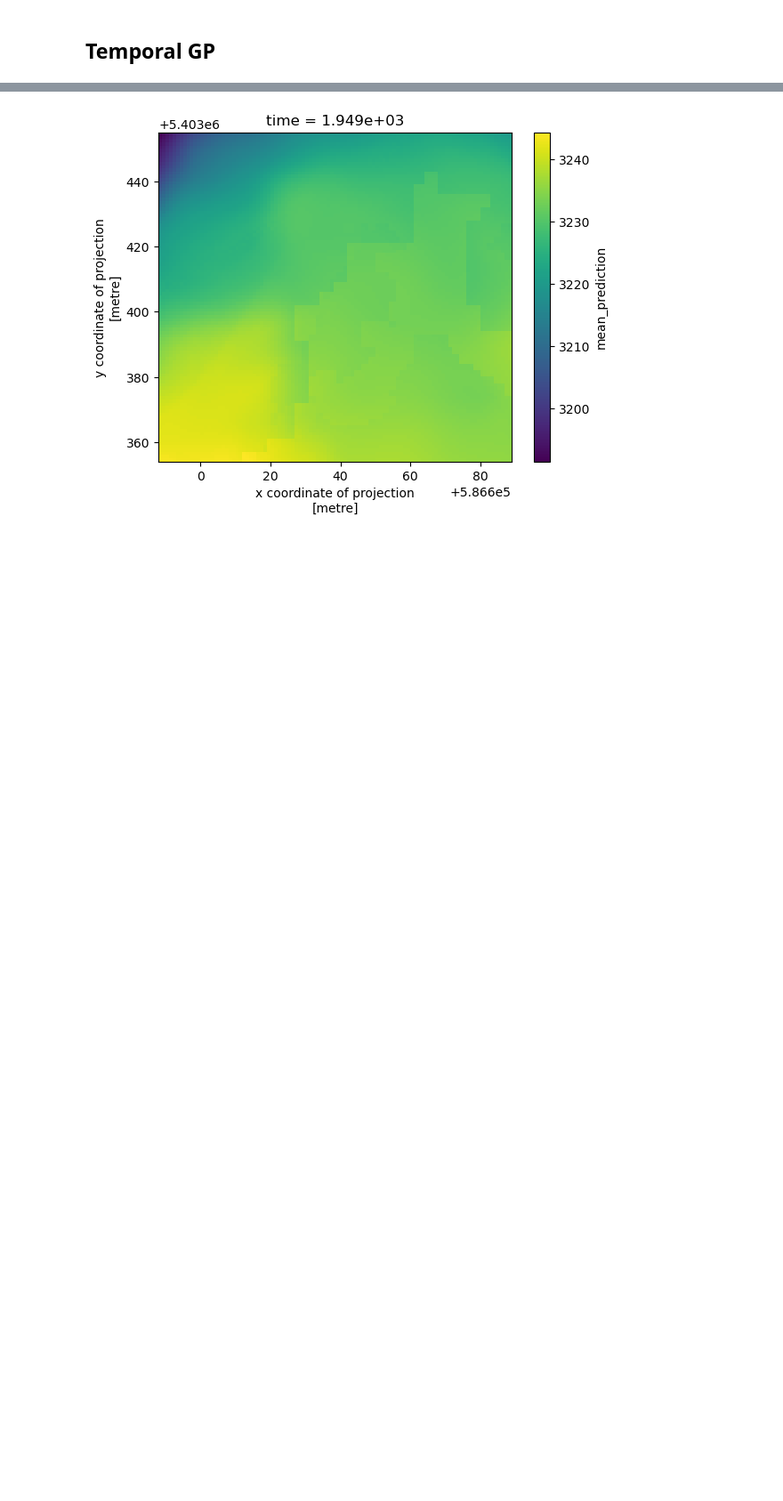
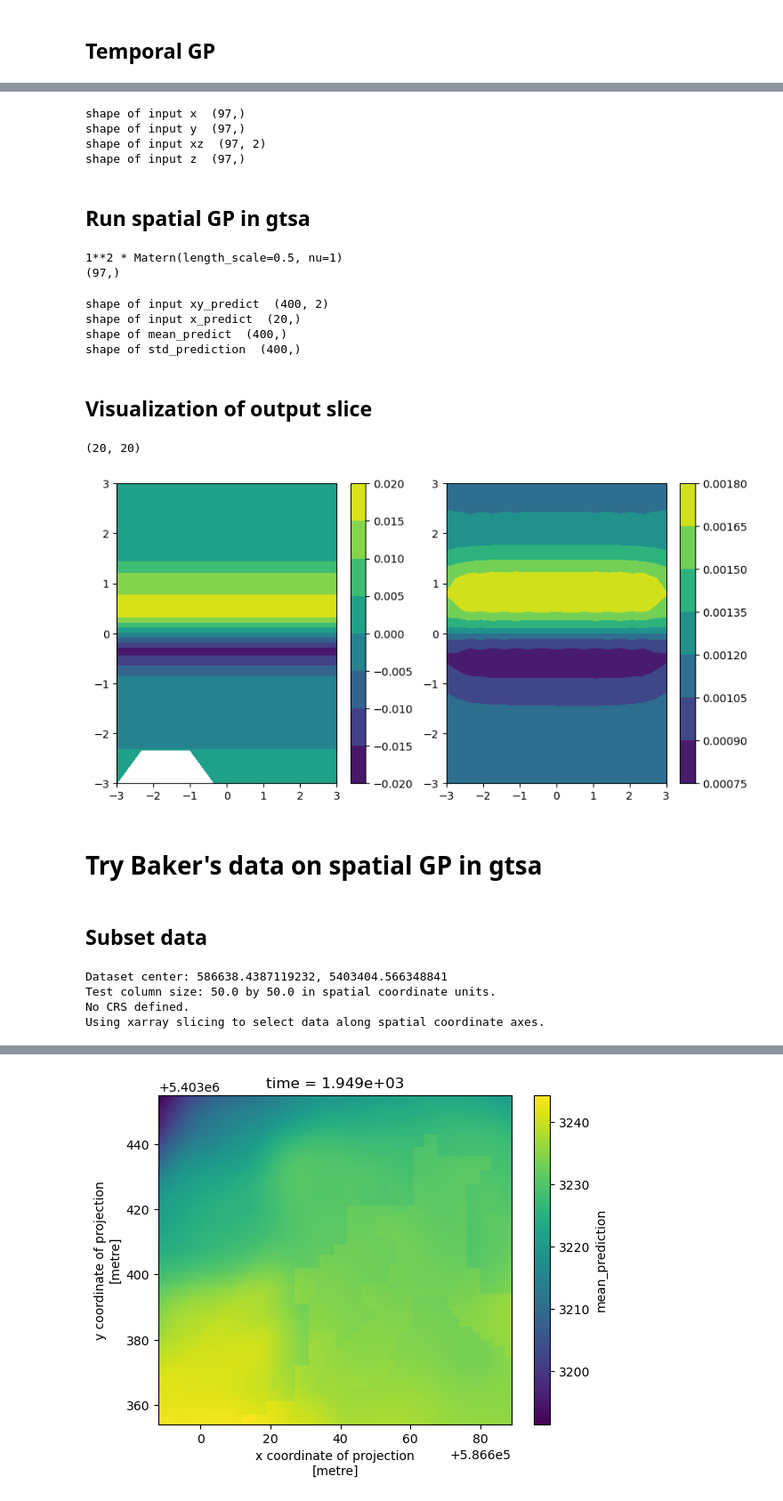
Before and after one commit to geo-smart/spacetime-elevation, a Jupyter notebook: contributors/emmaL/space_time.ipynb, the cells around one changed output, grey strips where cells are left out. Shown at 89% size. Cells and saved outputs as stored; diff of their text form; code cells hidden in the pictures; blank space fills up the shorter version.

Commit message:
added spatial GP in gsta with example in synthetic and baker's data

```diff
--- a/contributors/emmaL/space_time.ipynb
+++ b/contributors/emmaL/space_time.ipynb
@@ -406,0 +331,70 @@ def dask_GPR(
+# %%
+# currently only testing one slice in time
+z_array = z[:,:,0]
+mask = np.isfinite(z_array)
+X,Y = np.meshgrid(x,y)
+z_array = z_array[mask]
+x_array = X[mask]
+y_array = Y[mask]
+xy_array = np.array([y_array,x_array]).T
+print("shape of input x ", x_array.shape)
+print("shape of input y ", y_array.shape)
+print("shape of input xz ", xy_array.shape)
+print("shape of input z ", z_array.shape)
+# %% [output]
+shape of input x  (97,)
+shape of input y  (97,)
+shape of input xz  (97, 2)
+shape of input z  (97,)
+# %% [markdown]
+## Run spatial GP in gtsa
+# %%
+# test EL_GPR_model
+model = gtsa.temporal.EL_GPR_model(xy_array,z_array,kernel,alpha=50)
+# %% [output]
+1**2 * Matern(length_scale=0.5, nu=1)
+(97,)
+# %%
+from itertools import product
+xy_predict = np.array(list(product(prediction_x,prediction_y)))
+print("shape of input xy_predict ", xy_predict.shape)
+print("shape of input x_predict ", prediction_x.shape)
+mean_prediction, std_prediction = gtsa.temporal.EL_GPR_predict(model, xy_predict)
+print("shape of mean_predict ", mean_prediction.shape)
+print("shape of std_prediction ", std_prediction.shape)
+# %% [output]
+shape of input xy_predict  (400, 2)
+shape of input x_predict  (20,)
+shape of mean_predict  (400,)
+shape of std_prediction  (400,)
+# %% [markdown]
+## Visualization of output slice
+# %%
+mean_prediction=mean_prediction.reshape(nx_predict,ny_predict)
+std_prediction=std_prediction.reshape(nx_predict,ny_predict)
+print(mean_prediction.shape)
+# %% [output]
+(20, 20)
+# %%
+from mpl_toolkits.mplot3d import Axes3D
+import numpy as np
+from matplotlib import cm
+
+# create the figure
+fig = plt.figure(figsize=(10,5))
+
+# show the 3D rotated projection
+ax2 = fig.add_subplot(121)
+cset = plt.contourf(X,Y, z[:,:,0], cmap='viridis')
+plt.colorbar()
+ax2 = fig.add_subplot(122)
+cset = plt.contourf(prediction_X,prediction_Y, mean_prediction, cmap='viridis')
+plt.colorbar()
+
+plt.show()
+# %% [output]
+[figure, added]
+# %% [markdown]
+# Try Baker's data on spatial GP in gtsa
+# %% [markdown]
+## Subset data
@@ -406,0 +410,9 @@ def dask_GPR(
+# %%
+# if it says gtsa.geospatial not found, just restart and try again
+subset_size = 50
+small_baker_ds = gtsa.geospatial.extract_dataset_center_window(baker_ds, size = subset_size)
+# %% [output]
+Dataset center: 586638.4387119232, 5403404.566348841
+Test column size: 50.0 by 50.0 in spatial coordinate units.
+No CRS defined.
+Using xarray slicing to select data along spatial coordinate axes.
```
Also changed, not shown: parts of 63 cells of this notebook.
